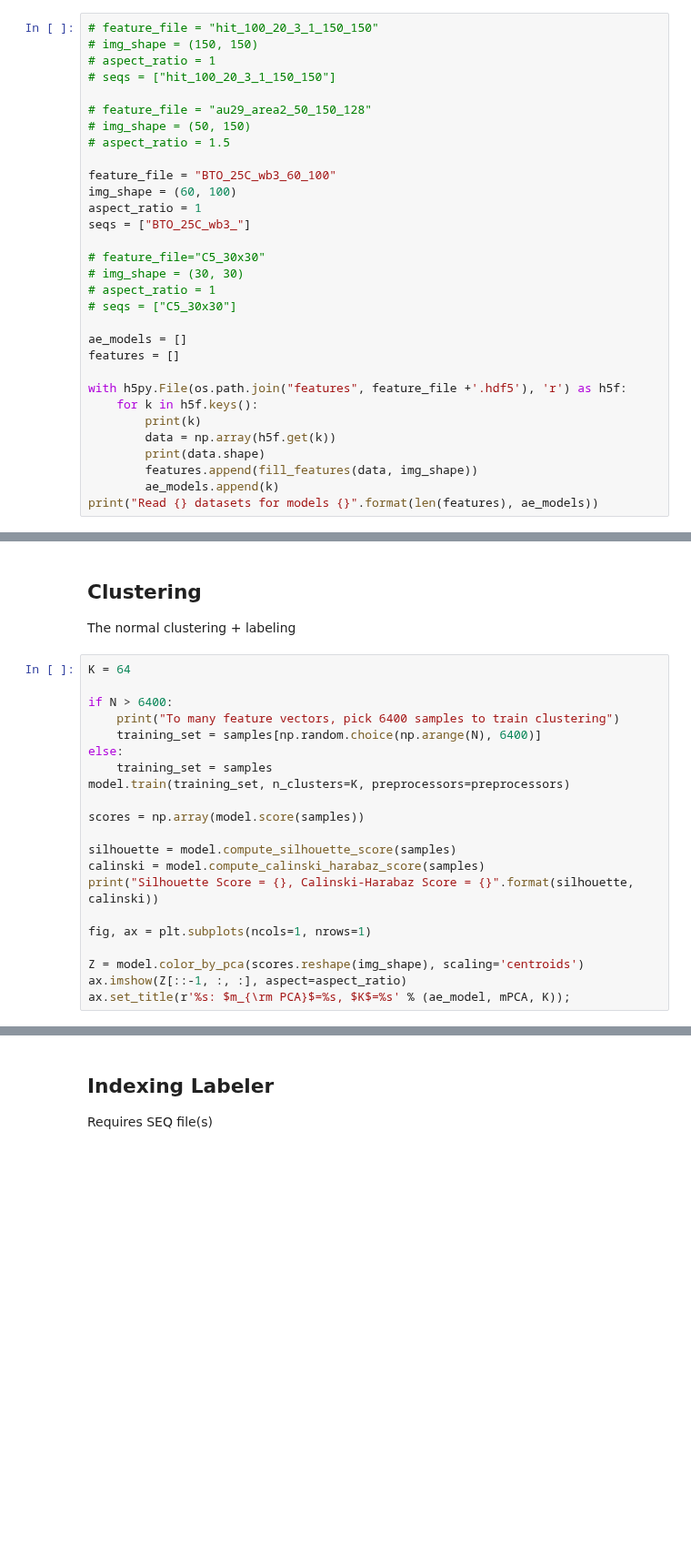
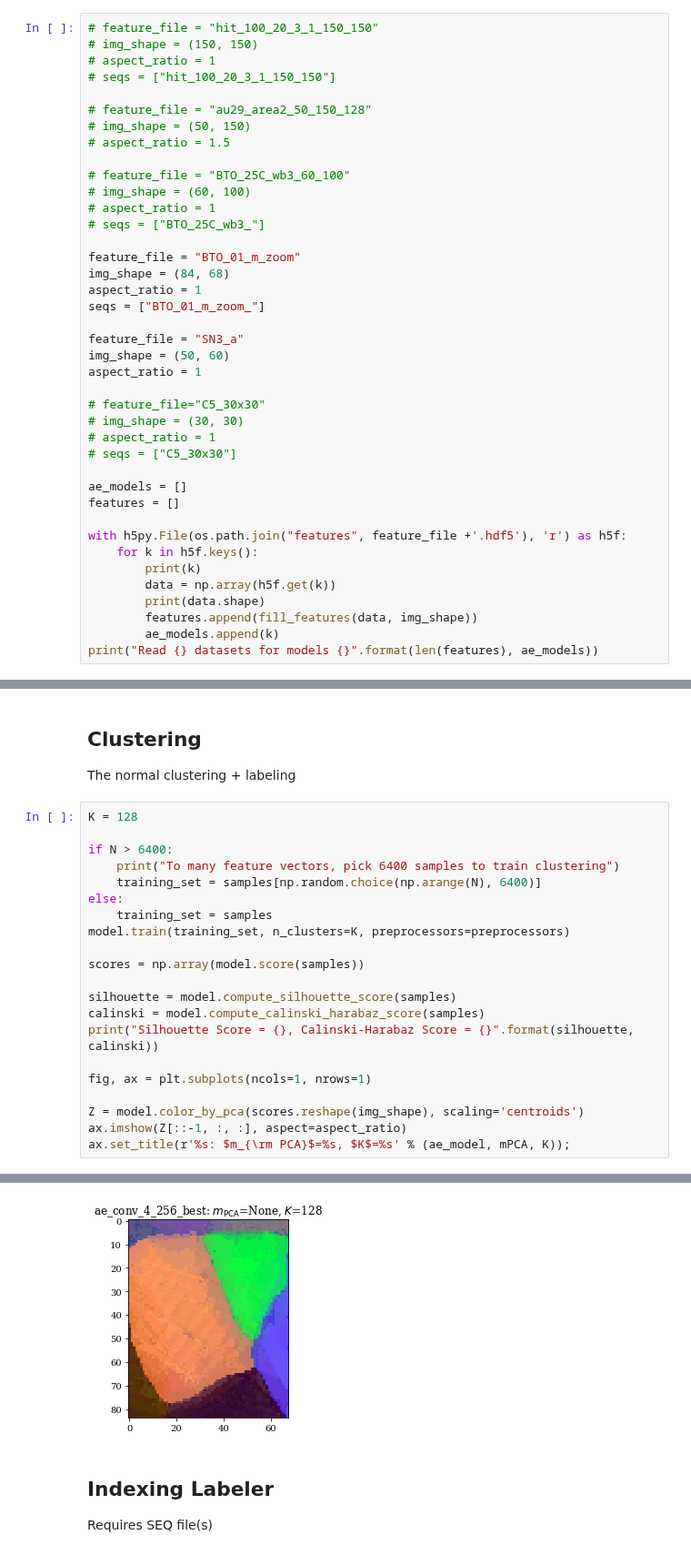
Before and after one commit to xmechanics/canon, a Jupyter notebook: scripts/segment.ipynb, the cells around one changed output, grey strips where cells are left out. Shown at 91% size. Drawn from its saved outputs; the diff is of its cells as text; blank space fills up the shorter version.

```diff
--- a/scripts/segment.ipynb
+++ b/scripts/segment.ipynb
@@ -57,10 +59,19 @@ def idx_to_xy(idx, img_shape, flip_vertical=True):
 # img_shape = (50, 150)
 # aspect_ratio = 1.5
 
-feature_file = "BTO_25C_wb3_60_100"
-img_shape = (60, 100)
+# feature_file = "BTO_25C_wb3_60_100"
+# img_shape = (60, 100)
+# aspect_ratio = 1
+# seqs = ["BTO_25C_wb3_"]
+
+feature_file = "BTO_01_m_zoom"
+img_shape = (84, 68)
 aspect_ratio = 1
-seqs = ["BTO_25C_wb3_"]
+seqs = ["BTO_01_m_zoom_"]
+
+feature_file = "SN3_a"
+img_shape = (50, 60)
+aspect_ratio = 1
 
 # feature_file="C5_30x30"
 # img_shape = (30, 30)
@@ -122,7 +140,7 @@ else:
 ## Clustering
 The normal clustering + labeling
 # %%
-K = 64
+K = 128
 
 if N > 6400:
     print("To many feature vectors, pick 6400 samples to train clustering")
@@ -142,3 +160,4 @@ fig, ax = plt.subplots(ncols=1, nrows=1)
 Z = model.color_by_pca(scores.reshape(img_shape), scaling='centroids')
 ax.imshow(Z[::-1, :, :], aspect=aspect_ratio)
 ax.set_title(r'%s: $m_{\rm PCA}$=%s, $K$=%s' % (ae_model, mPCA, K));
+# %% [output]
@@ -145,3 +165,4 @@ ax.set_title(r'%s: $m_{\rm PCA}$=%s, $K$=%s' % (ae_model, mPCA, K));
+[figure, added]
 # %% [markdown]
 ## Indexing Labeler
 
```
Also changed, not shown: parts of 5 cells of this notebook, 9 other files.
